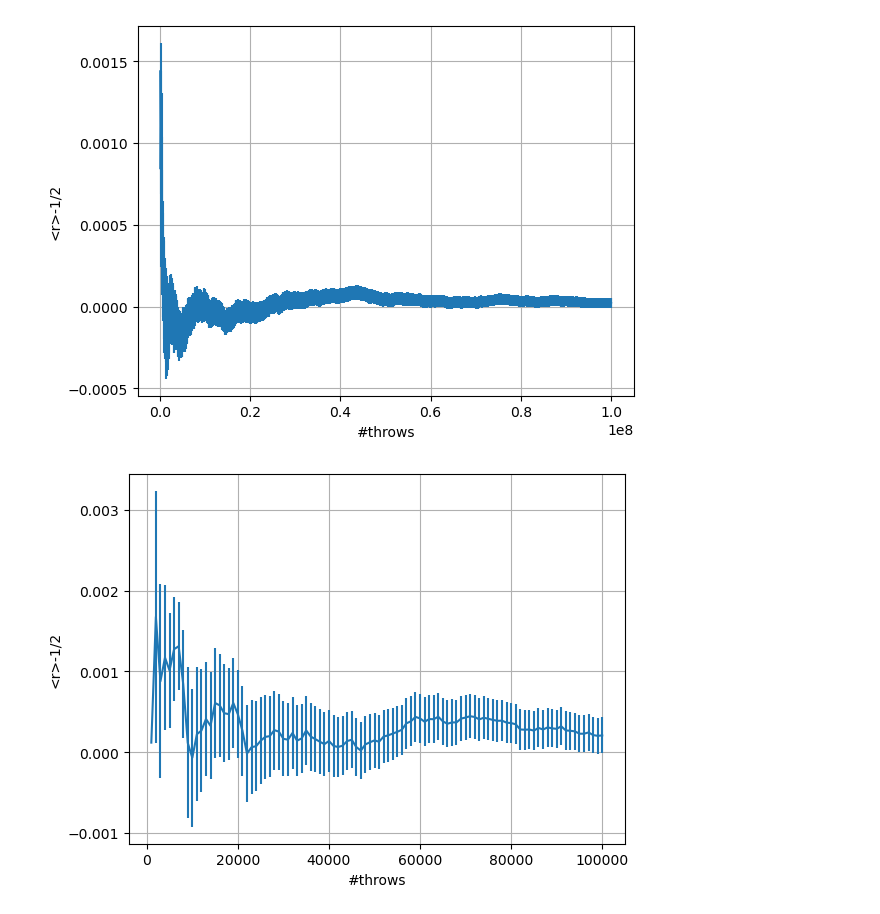
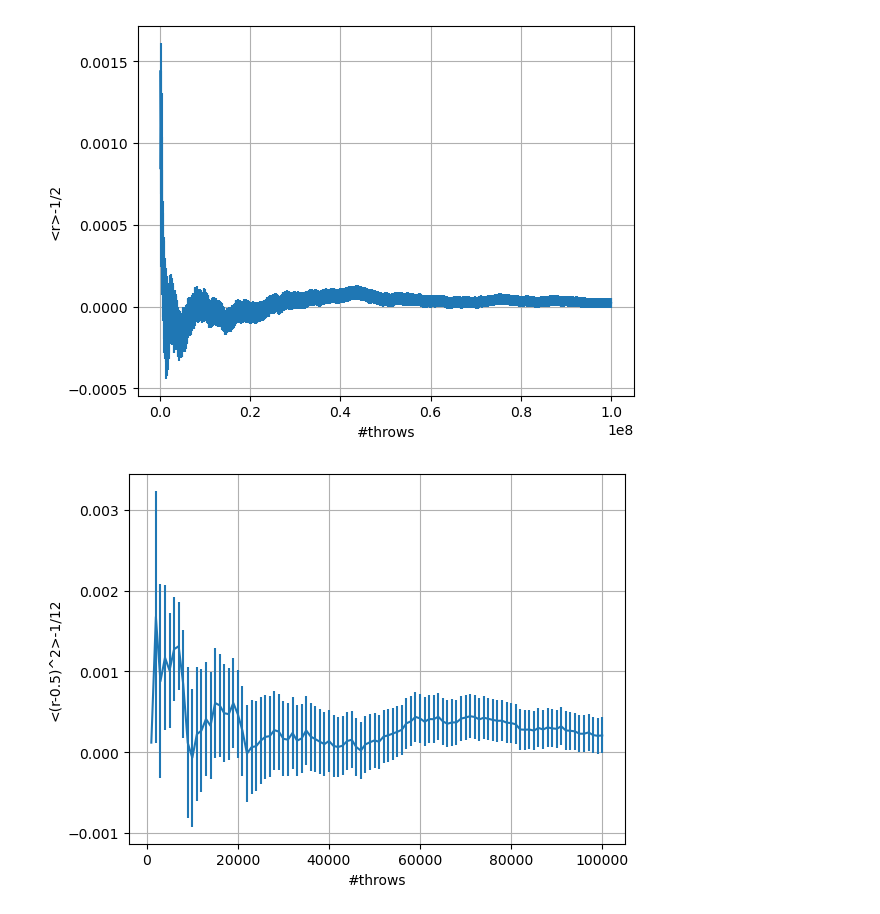
Before and after one commit to lorixfer/public1, a Jupyter notebook: NB_1/Es_1/Result_print.ipynb, the cells around one changed output. Saved outputs shown, nothing was run; the diff lists cells and outputs as text; code cells hidden in the pictures.

```diff
--- a/NB_1/Es_1/Result_print.ipynb
+++ b/NB_1/Es_1/Result_print.ipynb
@@ -30,29 +30,29 @@ plt.show()
 # %%
 import matplotlib
 import numpy as np
 import matplotlib.pyplot as plt
 import matplotlib
 
 # Initialize empty arrays for each column
 N_trows = []
 cumul_ave = []
 error_cumul_ave = []
 
 # Read the file
 with open('data2.txt', 'r') as file:
     for line in file:
         # Split each line into columns
         data = line.split()
         # Append each column to its corresponding array
         N_trows.append(int(data[0]))
         cumul_ave.append(float(data[1]) - 0.083333333)
         error_cumul_ave.append(float(data[2]))
 
 
 plt.errorbar(N_trows, cumul_ave , error_cumul_ave)
 plt.xlabel('#throws')
-plt.ylabel('<r>-1/2')
+plt.ylabel('<(r-0.5)^2>-1/12')
 plt.grid(True)
 plt.show()
 # %% [output]
-[figure, old version]
+[figure, new version]
```
Also changed, not shown: parts of 2 cells of this notebook, 17 other files.
